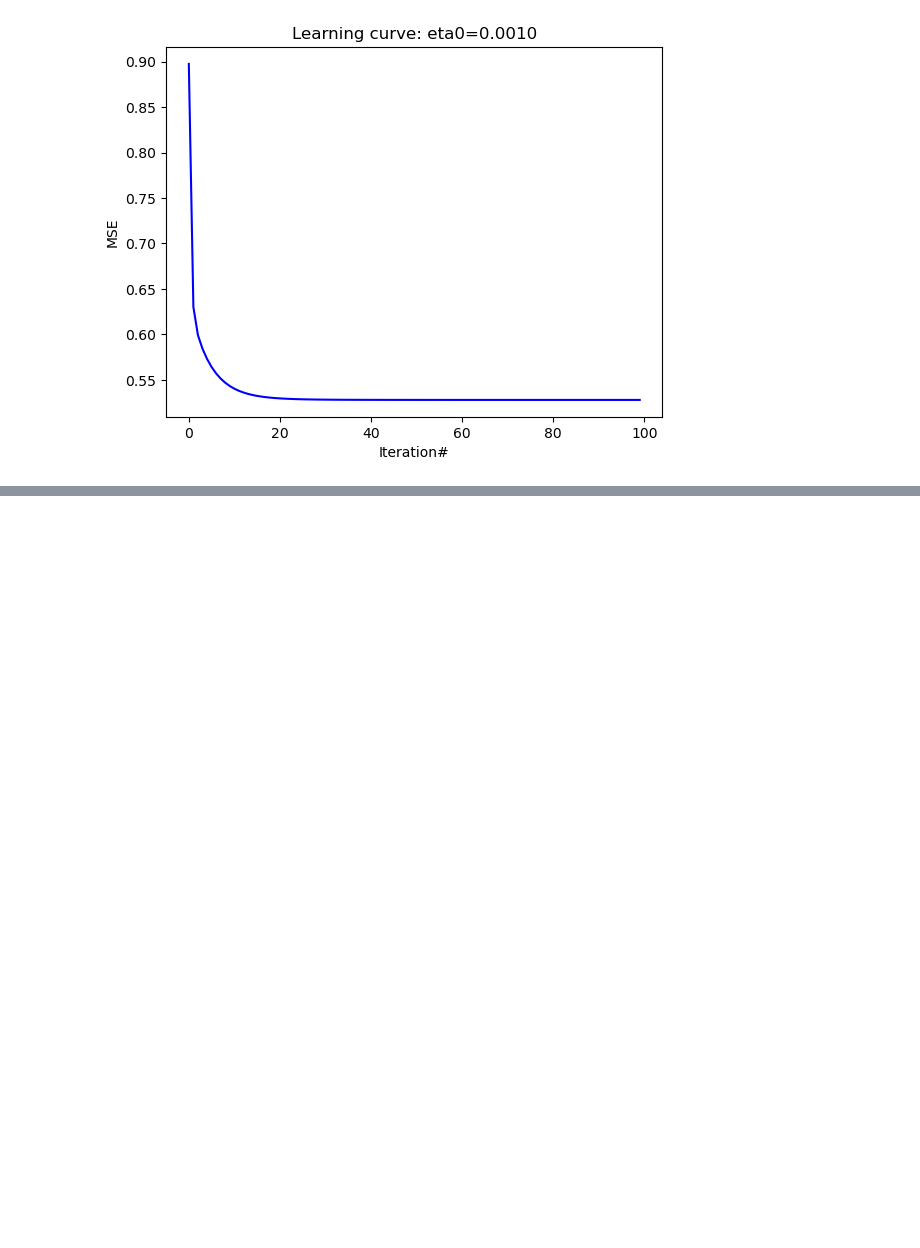
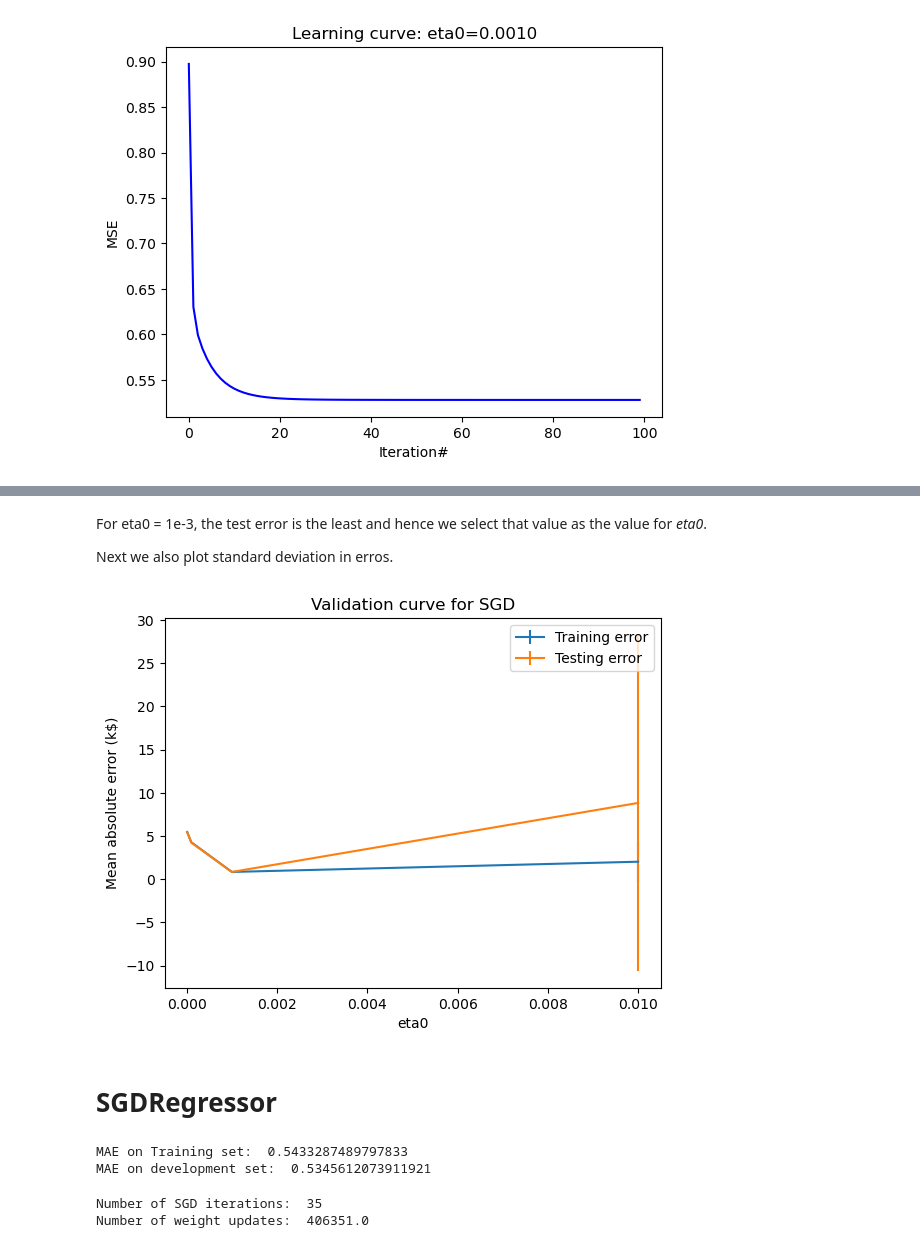
Before and after one commit to MimiChechelli/SGDRegressor, a Jupyter notebook: SGDRegressor Demonstration.ipynb, the cells around one changed output, grey strips where cells are left out. Cells and saved outputs as stored; diff of their text form; code cells hidden in the pictures; blank space fills up the shorter version.

Commit message:
finalização do estudo do sgdregressor

```diff
--- a/SGDRegressor Demonstration.ipynb
+++ b/SGDRegressor Demonstration.ipynb
@@ -93,0 +133,48 @@ Text(0.5, 1.0, 'Learning curve: eta0=0.0010')
+# %% [markdown]
+For eta0 = 1e-3, the test error is the least and hence we select that value as the value for *eta0*.
+
+Next we also plot standard deviation in erros.
+# %%
+train_errors, test_errors = -train_scores, -test_scores
+plt.errorbar(eta0, train_errors.mean(axis=1),
+                yerr = train_erros.std(axis=1), label = "Training error")
+plt.errorbar(eta0, test_errors.mean(axis = 1),
+             yerr=test_errors.std(axis = 1), label = "Testing error")
+plt.legend()
+
+plt.xlabel("eta0")
+plt.ylabel("Mean absolute error (k$)")
+_ = plt.title("Validation curve for SGD")
+# %% [output]
+[figure, added]
+# %% [markdown]
+# SGDRegressor
+# %%
+# normalizando os dados
+sgd_pipeline = Pipeline([("Feature_scaling", StandardScaler()),
+                        ("sgd", SGDRegressor(max_iter=500,
+                        early_stopping = True,
+                        eta0 = 1e-3,
+                        tol = 1e-3,
+                        validation_fraction = 0.2,
+                        n_iter_no_change = 5,
+                        average = 10,
+                        random_state = 42))])
+
+#treinando modelo
+sgd_pipeline.fit(train_features, train_labels)
+
+# medindo o modelo
+train_mae = mean_absolute_error(train_labels, sgd_pipeline.predict(train_features))
+dev_mae = mean_absolute_error(dev_labels, sgd_pipeline.predict(dev_features))
+print("MAE on Training set: ", train_mae)
+print("MAE on development set: ", dev_mae)
+# %% [output]
+MAE on Training set:  0.5433287489797833
+MAE on development set:  0.5345612073911921
+# %%
+print("Number of SGD iterations: ", sgd_pipeline[-1].n_iter_)
+print("Number of weight updates: ", sgd_pipeline[-1].t_)
+# %% [output]
+Number of SGD iterations:  35
+Number of weight updates:  406351.0
```
Also changed, not shown: parts of 7 cells of this notebook.
